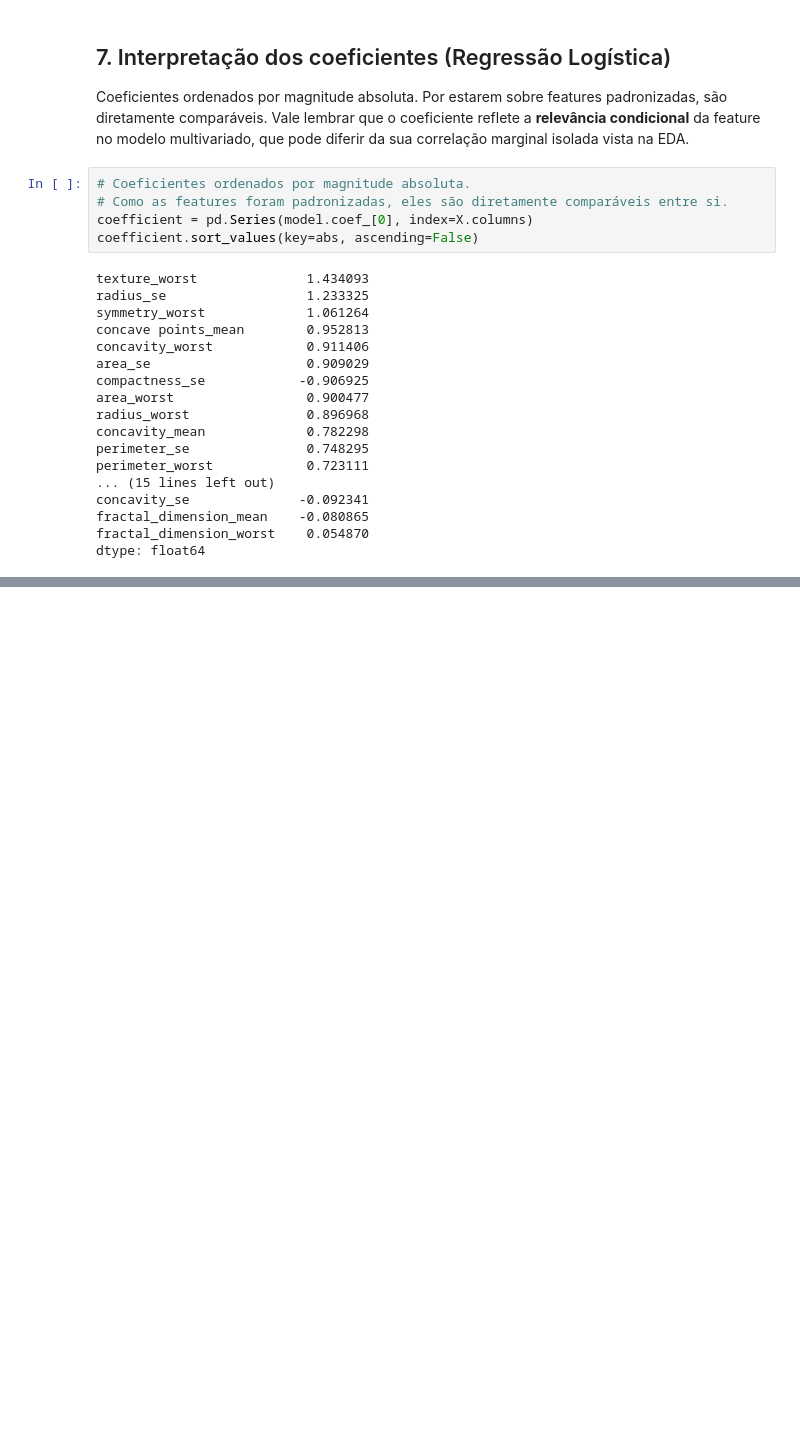
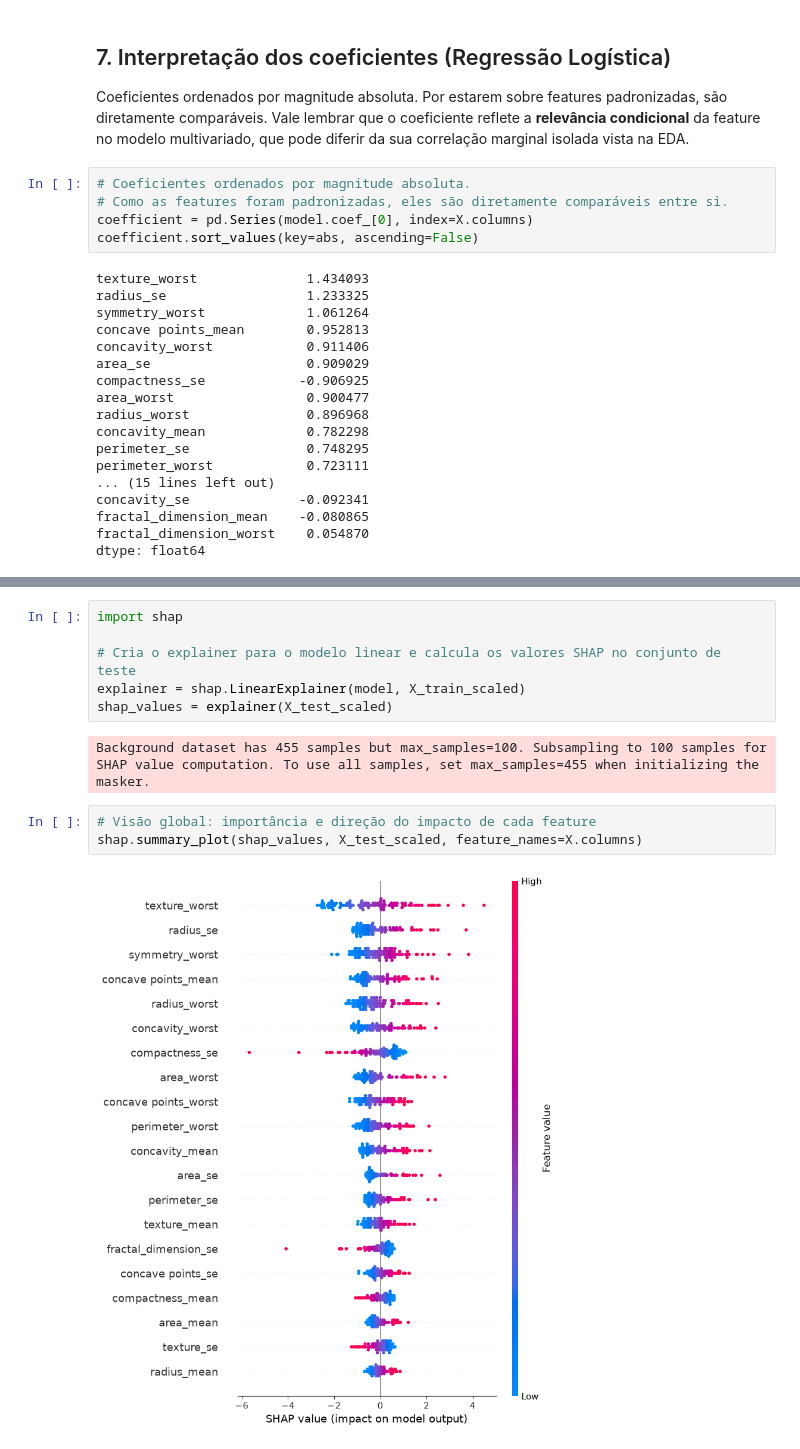
Before and after one commit to vmarques-dev/tech-challenge-fase1, a Jupyter notebook: notebooks/02-modelagem.ipynb, the cells around one changed output, grey strips where cells are left out. Drawn from its saved outputs; the diff is of its cells as text; blank space fills up the shorter version.

Commit message:
feat(modeling): add SHAP interpretability section

```diff
--- a/notebooks/02-modelagem.ipynb
+++ b/notebooks/02-modelagem.ipynb
@@ -176,0 +181,13 @@ dtype: float64
+# %%
+import shap
+
+# Cria o explainer para o modelo linear e calcula os valores SHAP no conjunto de teste
+explainer = shap.LinearExplainer(model, X_train_scaled)
+shap_values = explainer(X_test_scaled)
+# %% [output]
+Background dataset has 455 samples but max_samples=100. Subsampling to 100 samples for SHAP value computation. To use all samples, set max_samples=455 when initializing the masker.
+# %%
+# Visão global: importância e direção do impacto de cada feature
+shap.summary_plot(shap_values, X_test_scaled, feature_names=X.columns)
+# %% [output]
+[figure, added]
```
Also changed, not shown: parts of 2 cells of this notebook, 1 other file.
